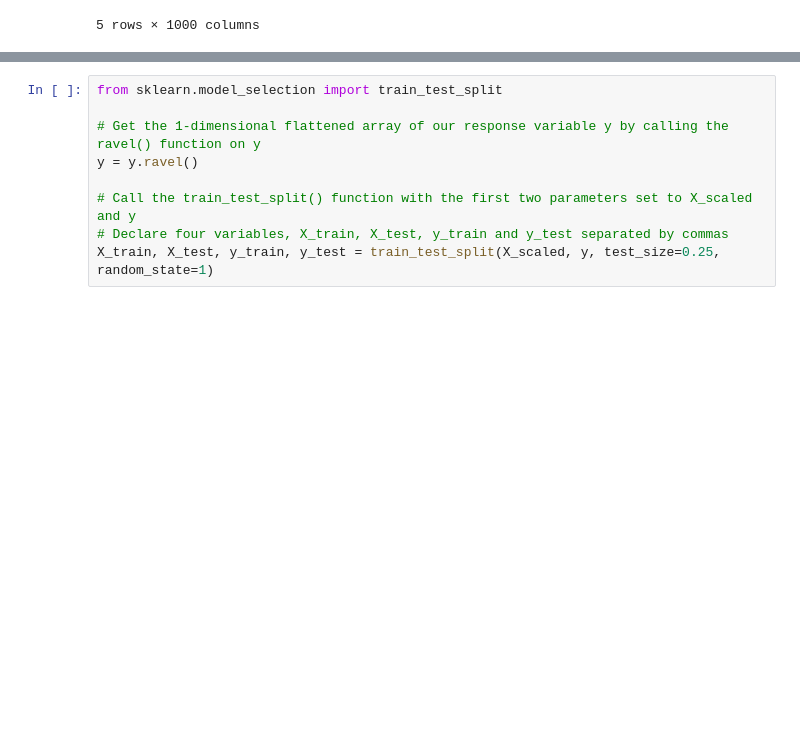
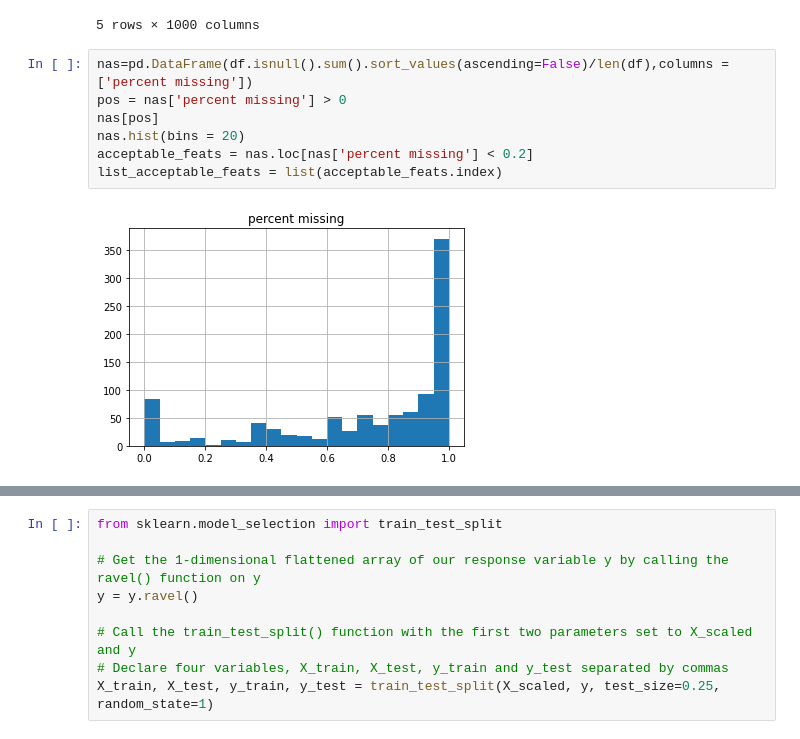
Before and after one commit to iklasky/Springboard, a Jupyter notebook: SecondCapstone/DiabetesPrediction.ipynb, the cells around one changed output, grey strips where cells are left out. Saved outputs shown, nothing was run; the diff lists cells and outputs as text; blank space fills up the shorter version.

```diff
--- a/SecondCapstone/DiabetesPrediction.ipynb
+++ b/SecondCapstone/DiabetesPrediction.ipynb
@@ -17,5 +18,14 @@ df.head()
 | 3 | 73560 | 8 | 2 | 1 | 9 | NaN | 3 | 3 | 1.0 | 119.0 | ... |
 | 4 | 73561 | 8 | 2 | 2 | 73 | NaN | 3 | 3 | 1.0 | NaN | ... |
 5 rows × 1000 columns
+# %%
+nas=pd.DataFrame(df.isnull().sum().sort_values(ascending=False)/len(df),columns = ['percent missing'])
+pos = nas['percent missing'] > 0
+nas[pos]
+nas.hist(bins = 20)
+acceptable_feats = nas.loc[nas['percent missing'] < 0.2]
+list_acceptable_feats = list(acceptable_feats.index)
+# %% [output]
+[figure, added]
 # %%
 print('Shape of DataFrame with all data: ', df.shape)
```
Also changed, not shown: parts of 15 cells of this notebook.
